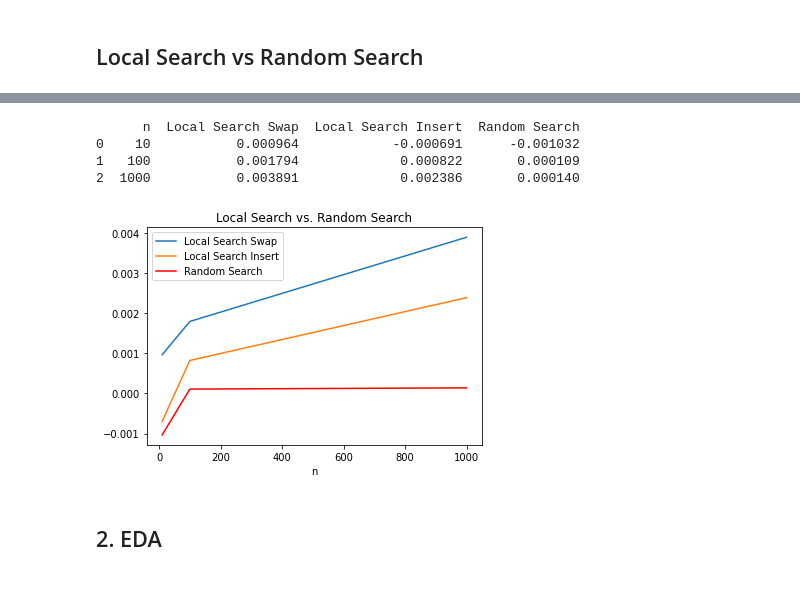
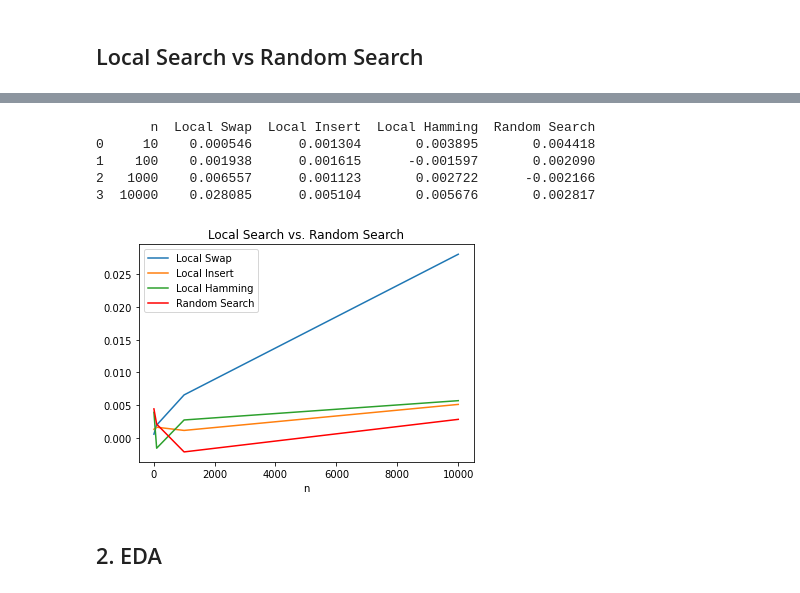
Before and after one commit to juletx/community-detection, a Jupyter notebook: CDP_2_fasea_Ikasle.ipynb, the cells around one changed output, grey strips where cells are left out. Cells and saved outputs as stored; diff of their text form; code cells hidden in the pictures.

Commit message:
Implement hamming and compare algorithms

```diff
--- a/CDP_2_fasea_Ikasle.ipynb
+++ b/CDP_2_fasea_Ikasle.ipynb
@@ -255,7 +253,7 @@ def best_first_insert(G, best_solution, best_fitness, evals, max_evals):
 
 def local_search_insert(G, max_evals, count):
     size = G.number_of_nodes()
-    best_solution = np.random.randint(count, size=size)
+    best_solution = list(np.random.randint(count, size=size))
     best_partition = dict(zip(G.nodes, best_solution))
     best_fitness = modularity(G, best_partition)
     improve = True
@@ -274,7 +314,7 @@ from tqdm import tqdm
 import time as tm
 
 # Egin exekuzioak budget desberdinetarako: 10, 100, 1000, 10000...
-def run_search(function, count, budget=4, repetitions=5):
+def run_search(function, count, budget=5, repetitions=2):
     list_budget = []
     list_fit = []
     list_time = []
@@ -317,3 +346,3 @@ Budget: 1000  Average fitness: 0.0038906492675223046  Average time: 17.953274011
 # %%
-list_budget, list_fit_ls_ins, list_time_ls_ins = run_search(local_search_swap, 50)
+list_budget, list_fit_ls_ins, list_time_ls_ins = run_search(local_search_insert, 50)
 # %% [output]
@@ -322,0 +353,2 @@ Budget: 1000  Average fitness: 0.00238553370855387  Average time: 17.94689087867
+# %%
+list_budget, list_fit_ls_ham, list_time_ls_ham = run_search(local_search_hamming, 50)
@@ -329,21 +367,23 @@ Budget: 1000  Average fitness: 0.00013967795368487898  Average time: 18.04280033
 # %%
 # Datuak gordetzeko egitura
-datuak = pd.DataFrame({"n":list_budget,"Local Search Swap":list_fit_ls_swap,"Local Search Insert":list_fit_ls_ins,"Random Search":list_fit_rs})
+datuak = pd.DataFrame({"n":list_budget,"Local Swap":list_fit_ls_swap,"Local Insert":list_fit_ls_ins,"Local Hamming":list_fit_ls_ham,"Random Search":list_fit_rs})
+print(datuak)
 print()
-print(datuak)
 
 #Irudikatu emaitzak plot batean.
 ax = plt.gca()
-datuak.plot(kind='line',x='n',y='Local Search Swap',ax=ax)
-datuak.plot(kind='line',x='n',y='Local Search Insert',ax=ax)
+datuak.plot(kind='line',x='n',y='Local Swap',ax=ax)
+datuak.plot(kind='line',x='n',y='Local Insert',ax=ax)
+datuak.plot(kind='line',x='n',y='Local Hamming',ax=ax)
 datuak.plot(kind='line',x='n',y='Random Search', color='red', ax=ax,title='Local Search vs. Random Search')
 plt.show()
 # %% [output]
-      n  Local Search Swap  Local Search Insert  Random Search
-0    10           0.000964            -0.000691      -0.001032
-1   100           0.001794             0.000822       0.000109
-2  1000           0.003891             0.002386       0.000140
+       n  Local Swap  Local Insert  Local Hamming  Random Search
+0     10    0.000546      0.001304       0.003895       0.004418
+1    100    0.001938      0.001615      -0.001597       0.002090
+2   1000    0.006557      0.001123       0.002722      -0.002166
+3  10000    0.028085      0.005104       0.005676       0.002817
-[figure, old version]
+[figure, new version]
 # %% [markdown]
 ## 2. EDA
 # %% [markdown]
```
Also changed, not shown: parts of 13 cells of this notebook.
